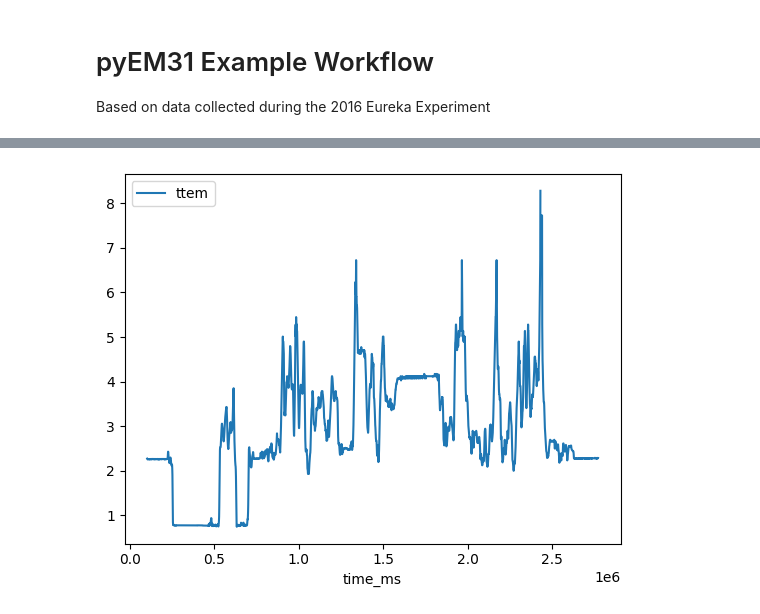
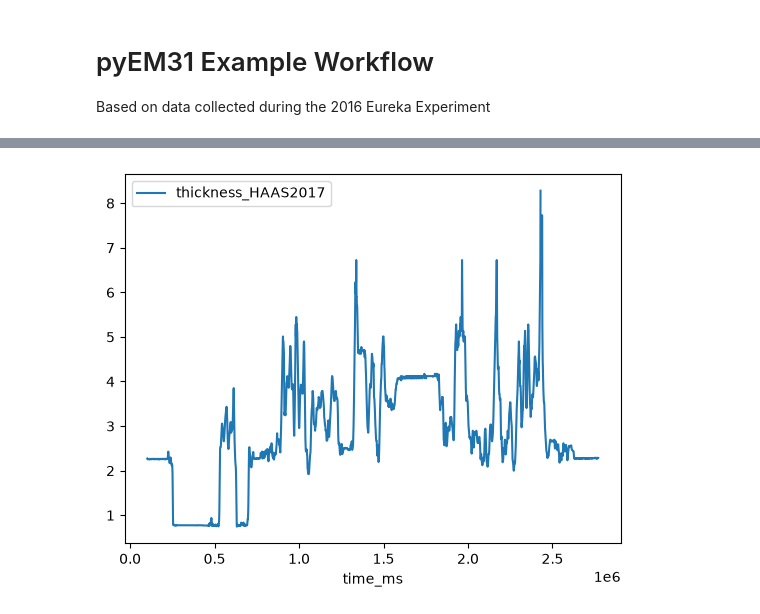
Before and after one commit to m9brady/pyEM31, a Jupyter notebook: notebooks/em31_workflow.ipynb, the cells around one changed output, grey strips where cells are left out. Drawn from its saved outputs; the diff is of its cells as text; code cells hidden in the pictures.

Commit message:
rewrite thickness calc - use discrete func parameters rather than depend on user to well-order coef list - update README/notebook for new func behaviour

```diff
--- a/notebooks/em31_workflow.ipynb
+++ b/notebooks/em31_workflow.ipynb
@@ -12,5 +12,7 @@ sys.path.append("..")
 import em31
 # %%
 file_path = "../data/em31/041118A.R31"
+# note how gps_tolerance can be adjusted as necessary
 df_em31 = em31.read_data(file_path, gps_tol=5)
-df_em31 = em31.thickness(df_em31, 0.15)
+# note the use of positional args for app_cond, inst_height and default arguments (Haas 2017) for intercept, amplitude, change_rate
+df_em31["thickness_HAAS2017"] = em31.thickness(df_em31["appcond"], 0.15)
@@ -26,4 +29,5 @@ df_em31.head(5)
 # %%
-df_em31.plot(x="time_ms", y="ttem");
+# plot ice thickness
+df_em31.plot(x="time_ms", y="thickness_HAAS2017");
 # %% [output]
-[figure, old version]
+[figure, new version]
```
Also changed, not shown: parts of 3 cells of this notebook, 2 other files.
